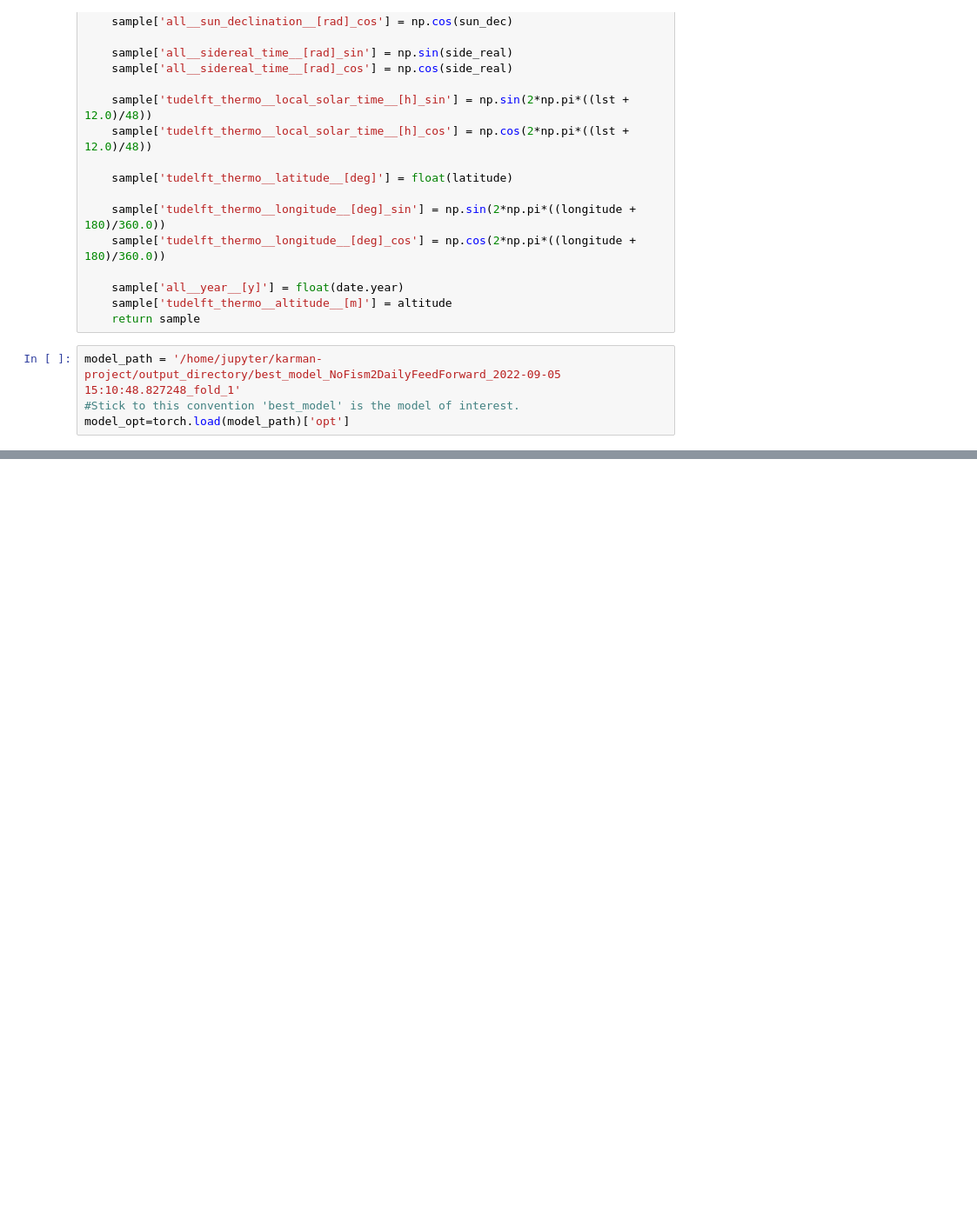
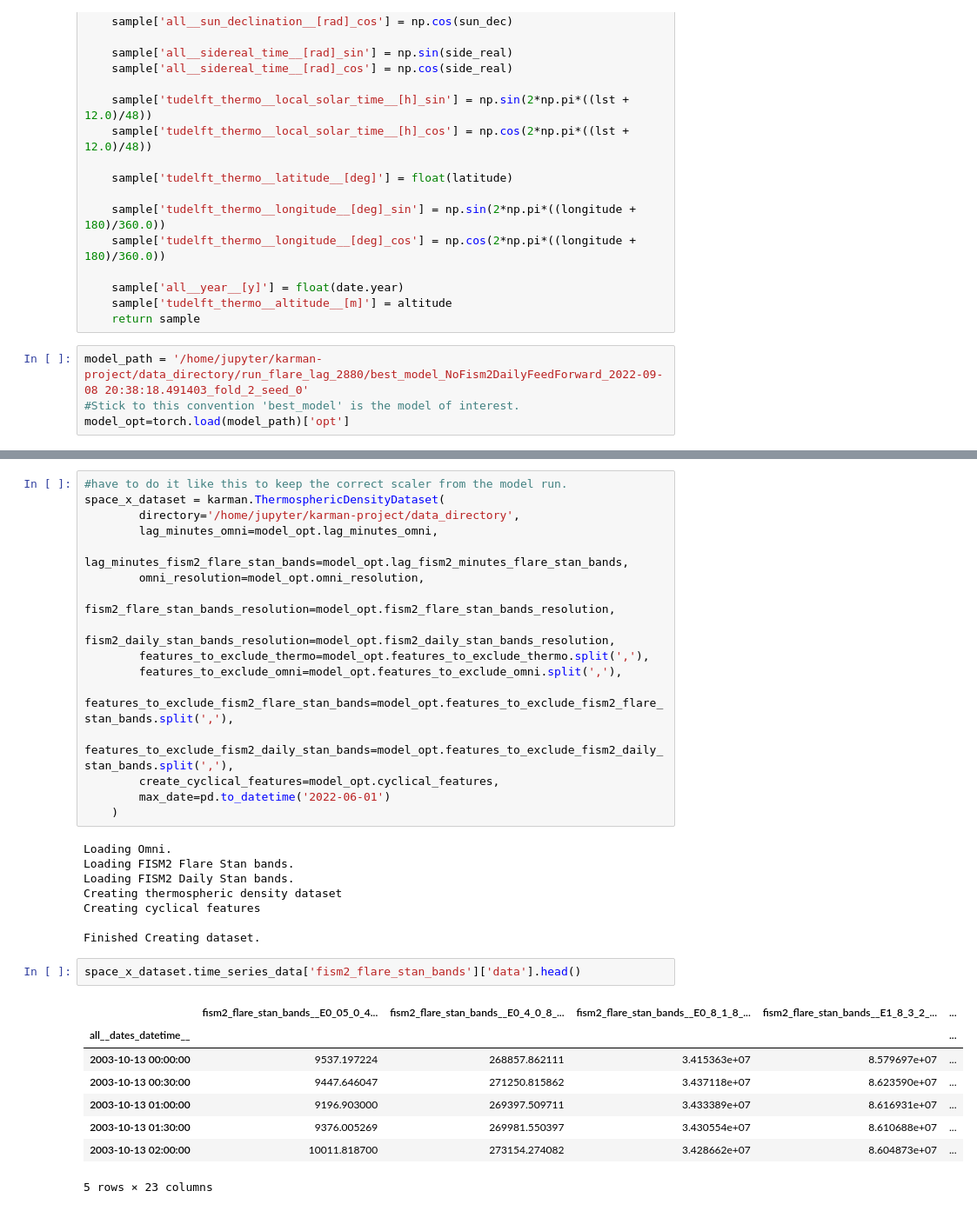
Before and after one commit to spaceml-org/karman, a Jupyter notebook: notebooks/space.ipynb, the cells around one changed output, grey strips where cells are left out. Shown: that part at 87% size. Cells and saved outputs as stored; diff of their text form; blank space fills up the shorter version.

```diff
--- a/notebooks/space.ipynb
+++ b/notebooks/space.ipynb
@@ -71,7 +71,7 @@ def create_datapoint(date, longitude, latitude, altitude):
     sample['tudelft_thermo__altitude__[m]'] = altitude
     return sample
 # %%
-model_path = '/home/jupyter/karman-project/output_directory/best_model_NoFism2DailyFeedForward_2022-09-05 15:10:48.827248_fold_1'
+model_path = '/home/jupyter/karman-project/data_directory/run_flare_lag_2880/best_model_NoFism2DailyFeedForward_2022-09-08 20:38:18.491403_fold_2_seed_0'
 #Stick to this convention 'best_model' is the model of interest.
 model_opt=torch.load(model_path)['opt']
 # %%
@@ -92,3 +100,38 @@ dataset=karman.ThermosphericDensityDataset(
+# %%
+#have to do it like this to keep the correct scaler from the model run.
+space_x_dataset = karman.ThermosphericDensityDataset(
+        directory='/home/jupyter/karman-project/data_directory',
+        lag_minutes_omni=model_opt.lag_minutes_omni,
+        lag_minutes_fism2_flare_stan_bands=model_opt.lag_fism2_minutes_flare_stan_bands,
+        omni_resolution=model_opt.omni_resolution,
+        fism2_flare_stan_bands_resolution=model_opt.fism2_flare_stan_bands_resolution,
+        fism2_daily_stan_bands_resolution=model_opt.fism2_daily_stan_bands_resolution,
+        features_to_exclude_thermo=model_opt.features_to_exclude_thermo.split(','),
+        features_to_exclude_omni=model_opt.features_to_exclude_omni.split(','),
+        features_to_exclude_fism2_flare_stan_bands=model_opt.features_to_exclude_fism2_flare_stan_bands.split(','),
+        features_to_exclude_fism2_daily_stan_bands=model_opt.features_to_exclude_fism2_daily_stan_bands.split(','),
+        create_cyclical_features=model_opt.cyclical_features,
+        max_date=pd.to_datetime('2022-06-01')
+    )
+# %% [output]
+Loading Omni.
+Loading FISM2 Flare Stan bands.
+Loading FISM2 Daily Stan bands.
+Creating thermospheric density dataset
+Creating cyclical features
+
+Finished Creating dataset.
+# %%
+space_x_dataset.time_series_data['fism2_flare_stan_bands']['data'].head()
+# %% [output]
+|  | fism2_flare_stan_bands__E0_05_0_4... | fism2_flare_stan_bands__E0_4_0_8_... | fism2_flare_stan_bands__E0_8_1_8_... | fism2_flare_stan_bands__E1_8_3_2_... | ... |
+| all__dates_datetime__ |  |  |  |  | ... |
+| 2003-10-13 00:00:00 | 9537.197224 | 268857.862111 | 3.415363e+07 | 8.579697e+07 | ... |
+| 2003-10-13 00:30:00 | 9447.646047 | 271250.815862 | 3.437118e+07 | 8.623590e+07 | ... |
+| 2003-10-13 01:00:00 | 9196.903000 | 269397.509711 | 3.433389e+07 | 8.616931e+07 | ... |
+| 2003-10-13 01:30:00 | 9376.005269 | 269981.550397 | 3.430554e+07 | 8.610688e+07 | ... |
+| 2003-10-13 02:00:00 | 10011.818700 | 273154.274082 | 3.428662e+07 | 8.604873e+07 | ... |
+5 rows × 23 columns
 # %%
 latitude = 0
 longitude = 0
```
Also changed, not shown: parts of 9 cells of this notebook.
